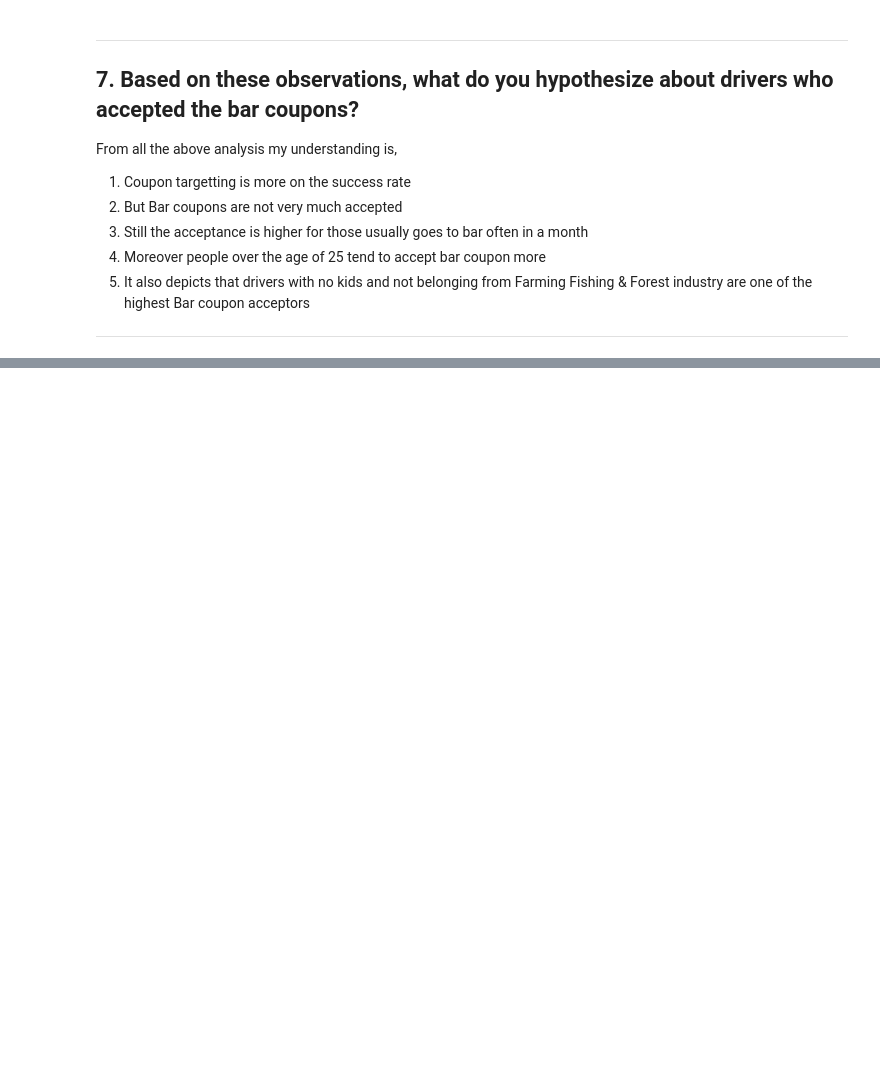
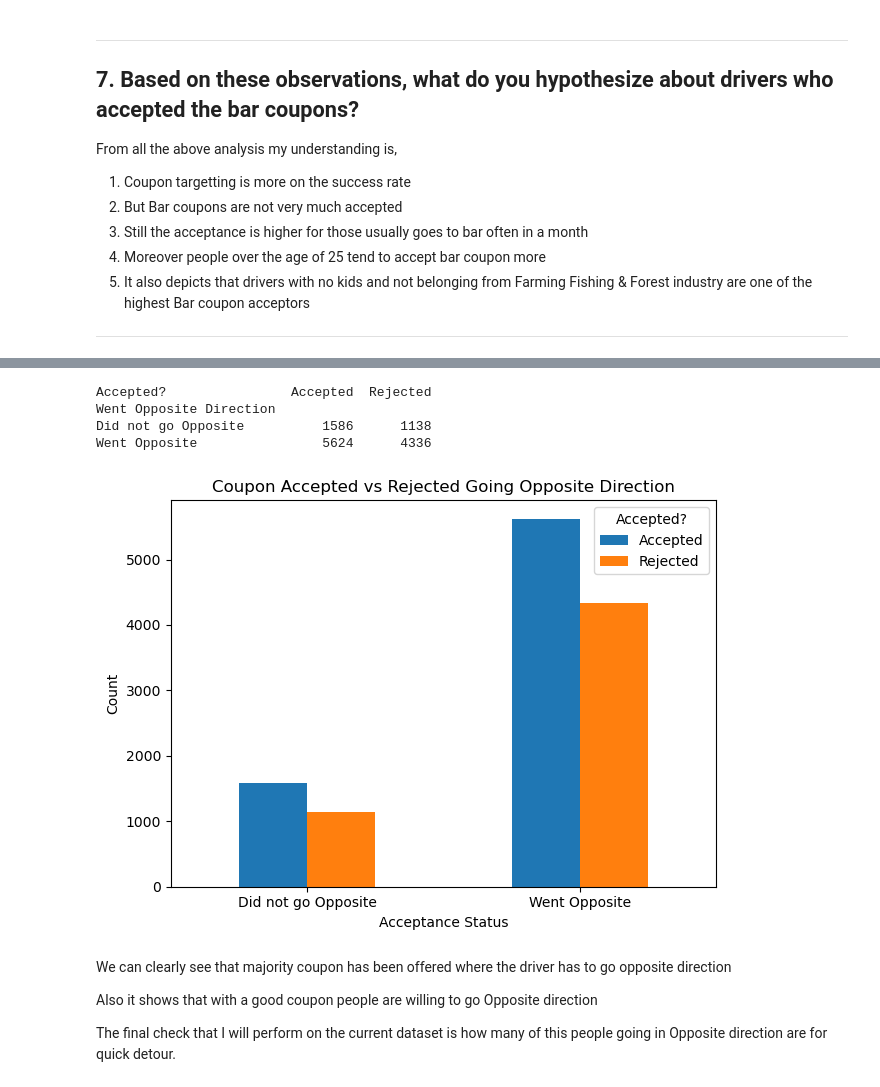
Before and after one commit to mitsuhasasxc/mlai-berkeley-pracapp-coupons, a Jupyter notebook: checkCouponAcceptance.ipynb, the cells around one changed output, grey strips where cells are left out. Cells and saved outputs as stored; diff of their text form; code cells hidden in the pictures; blank space fills up the shorter version.

```diff
--- a/checkCouponAcceptance.ipynb
+++ b/checkCouponAcceptance.ipynb
@@ -841,0 +984,8 @@ From all the above analysis my understanding is,
+# %%
+ds_go_opp = data[["coupon","direction_opp","toCoupon_GEQ25min","Y"]]
+ds_go_opp = ds_go_opp.rename(columns = {"coupon" : "Restaurant Type", "Y" : "Coupon Accepted", "toCoupon_GEQ25min" : "Long Detour"})
+ds_go_opp["Accepted?"] = ds_go_opp["Coupon Accepted"].map(label_map)
+ds_go_opp = ds_go_opp.dropna(subset =['direction_opp'])
+ds_go_opp ["Went Opposite Direction"]=  ds_go_opp["direction_opp"].map({ 1: 'Went Opposite', 0: 'Did not go Opposite'})
+
+ds_go_opp.sample(10)
@@ -841,0 +1004,26 @@ From all the above analysis my understanding is,
+# %%
+total_coupon_accepted_going_opposite = ds_go_opp.groupby(["Went Opposite Direction"])["Accepted?"].value_counts().unstack(fill_value=0)
+print(total_coupon_accepted_going_opposite)
+# %% [output]
+Accepted?                Accepted  Rejected
+Went Opposite Direction
+Did not go Opposite          1586      1138
+Went Opposite                5624      4336
+# %%
+total_coupon_accepted_going_opposite.plot(kind="bar")
+plt.title("Coupon Accepted vs Rejected Going Opposite Direction")
+plt.xlabel("Acceptance Status")
+plt.ylabel("Count")
+plt.xticks(rotation=0)
+plt.tight_layout()
+plt.savefig("plots/going_opposite_accepted_vs_rejected.png")
+plt.show()
+plt.close()
+# %% [output]
+[figure, added]
+# %% [markdown]
+We can clearly see that majority coupon has been offered where the driver has to go opposite direction
+
+Also it shows that with a good coupon people are willing to go Opposite direction
+
+The final check that I will perform on the current dataset is how many of this people going in Opposite direction are for quick detour.
```
Also changed, not shown: parts of 20 cells of this notebook, 3 other files.
